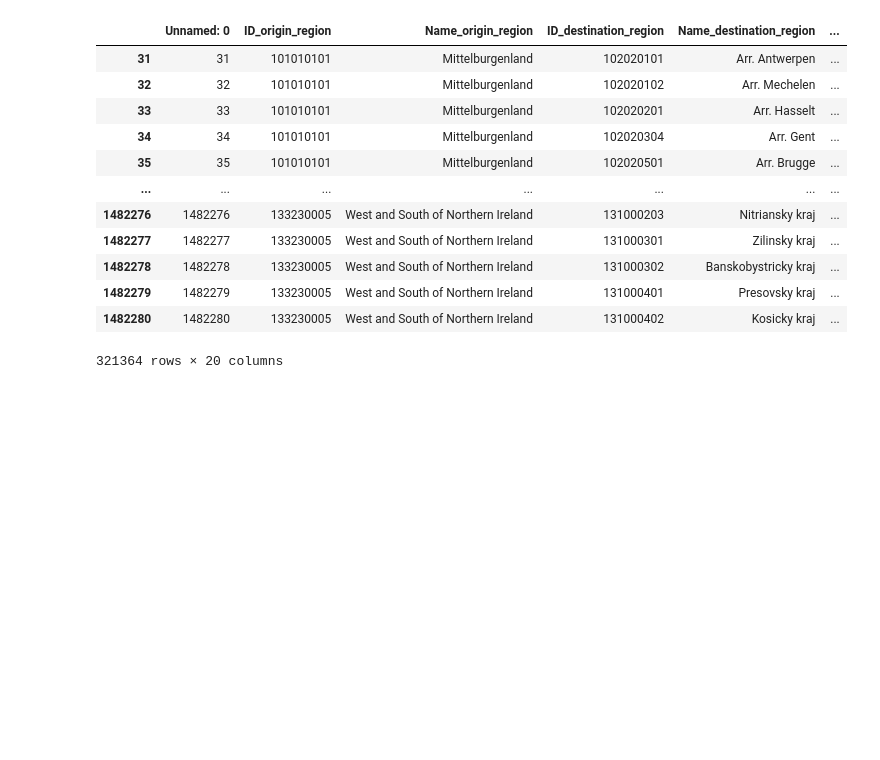
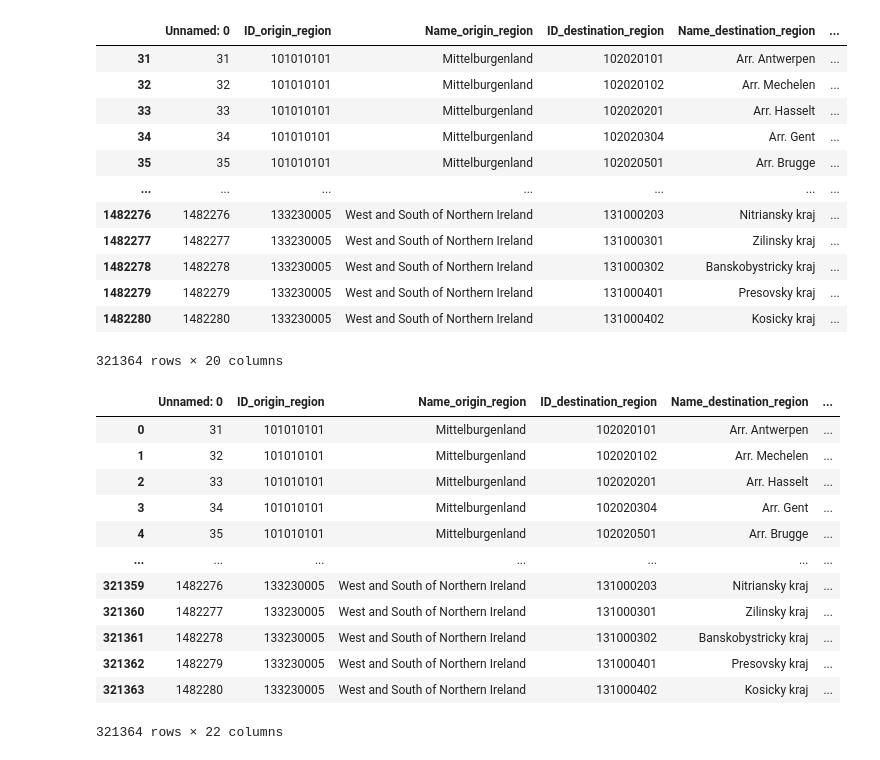
Before and after one commit to AI-for-Infrastructure-Management/imp-act, a Jupyter notebook: create_highway_network.ipynb, the cells around one changed output. Drawn from its saved outputs; the diff is of its cells as text; code cells hidden in the pictures; blank space fills up the shorter version.

```diff
--- a/create_highway_network.ipynb
+++ b/create_highway_network.ipynb
@@ -473,3 +483,19 @@ for index, row in truck_traffic_df_filtered.iterrows():
         destination_node = new_node_info_lookup[destination_node][1]
     truck_traffic_df_filtered.loc[index, 'origin_node_reduced'] = origin_node
     truck_traffic_df_filtered.loc[index, 'destination_node_reduced'] = destination_node
+# %%
+truck_traffic_df_filtered
+# %% [output]
+|  | Unnamed: 0 | ID_origin_region | Name_origin_region | ID_destination_region | Name_destination_region | ... |
+| 0 | 31 | 101010101 | Mittelburgenland | 102020101 | Arr. Antwerpen | ... |
+| 1 | 32 | 101010101 | Mittelburgenland | 102020102 | Arr. Mechelen | ... |
+| 2 | 33 | 101010101 | Mittelburgenland | 102020201 | Arr. Hasselt | ... |
+| 3 | 34 | 101010101 | Mittelburgenland | 102020304 | Arr. Gent | ... |
+| 4 | 35 | 101010101 | Mittelburgenland | 102020501 | Arr. Brugge | ... |
+| ... | ... | ... | ... | ... | ... | ... |
+| 321359 | 1482276 | 133230005 | West and South of Northern Ireland | 131000203 | Nitriansky kraj | ... |
+| 321360 | 1482277 | 133230005 | West and South of Northern Ireland | 131000301 | Zilinsky kraj | ... |
+| 321361 | 1482278 | 133230005 | West and South of Northern Ireland | 131000302 | Banskobystricky kraj | ... |
+| 321362 | 1482279 | 133230005 | West and South of Northern Ireland | 131000401 | Presovsky kraj | ... |
+| 321363 | 1482280 | 133230005 | West and South of Northern Ireland | 131000402 | Kosicky kraj | ... |
+321364 rows × 22 columns
```
Also changed, not shown: parts of 5 cells of this notebook.
